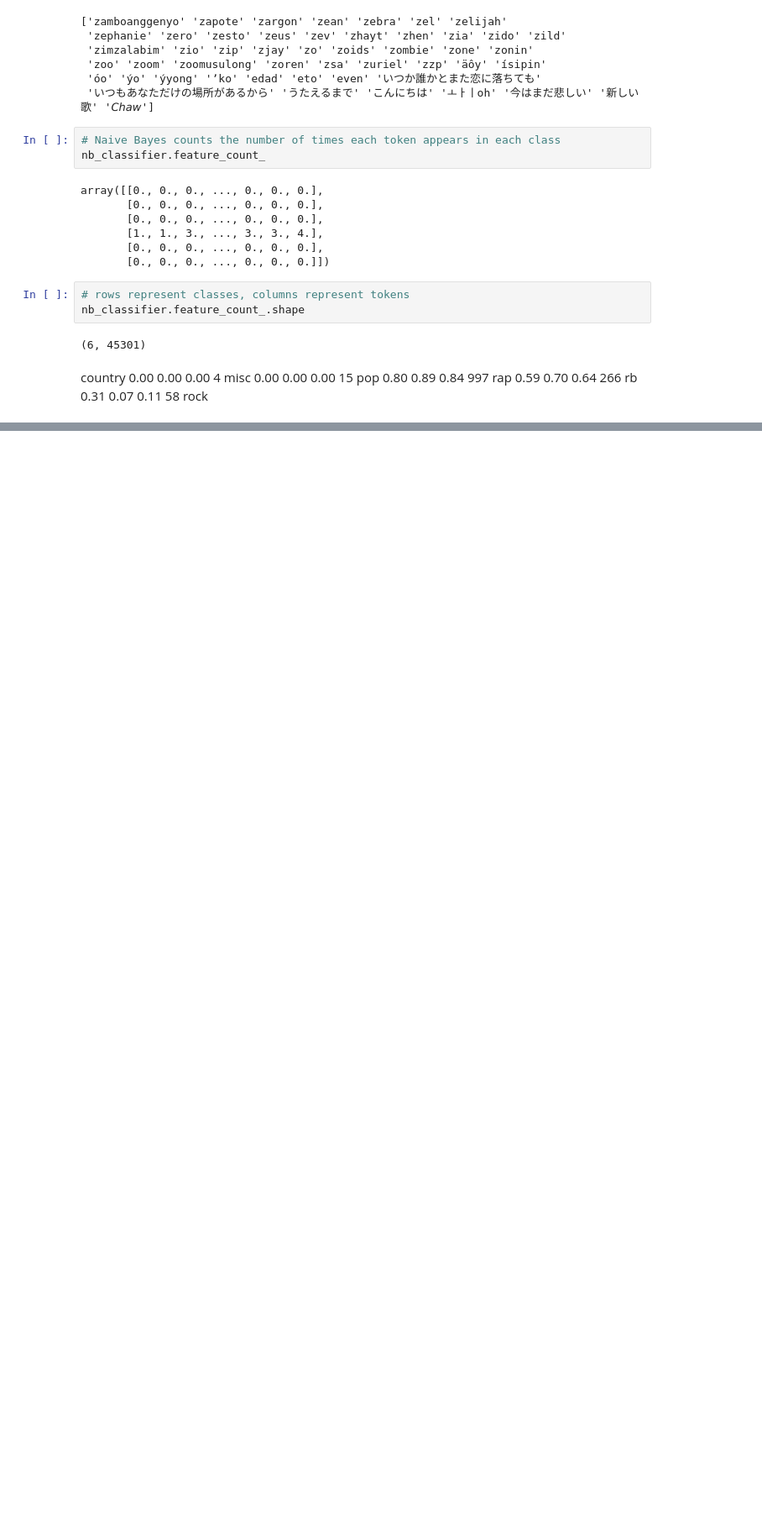
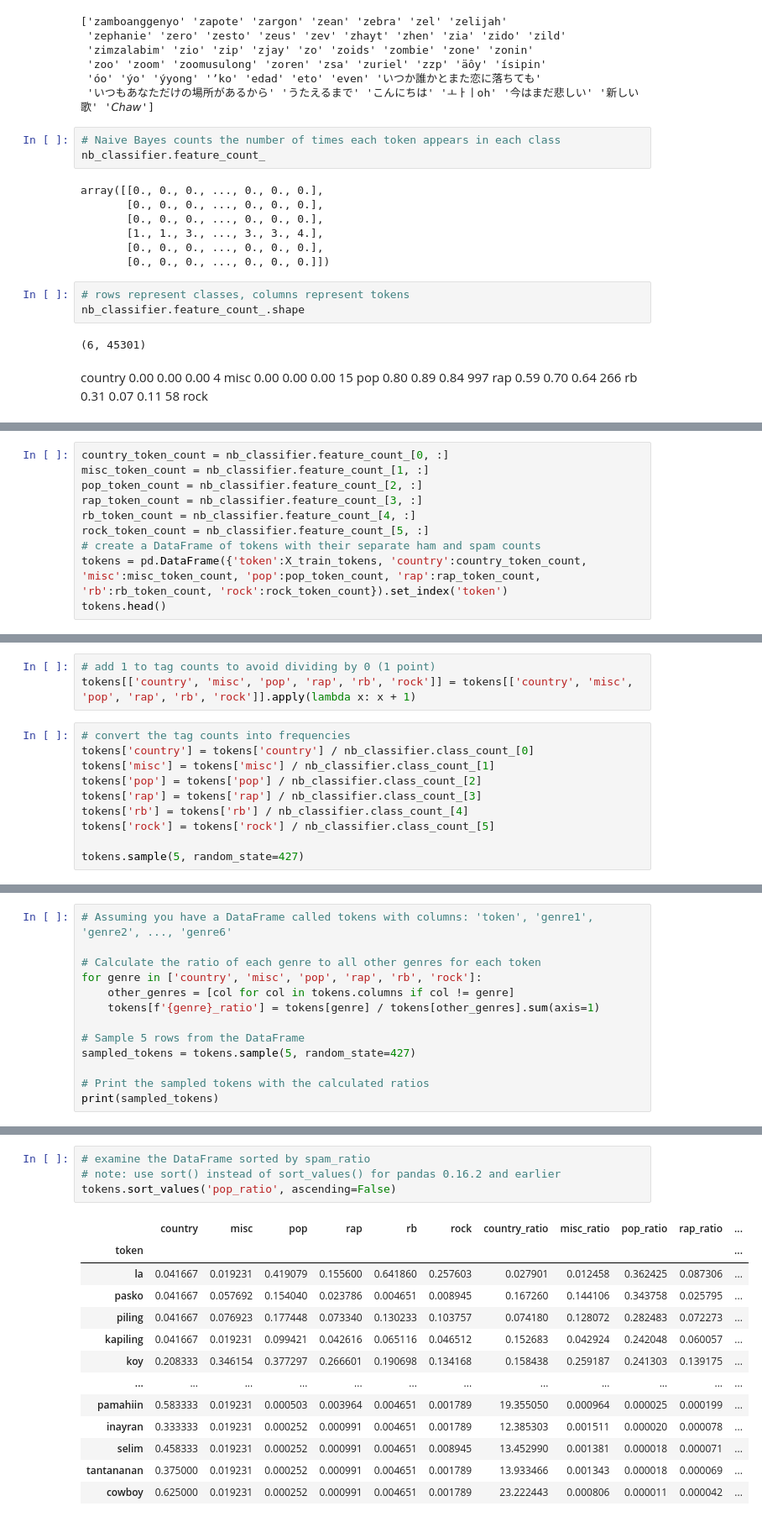
Before and after one commit to gabrielcalubayan72/cs180-23b-genreclassifier, a Jupyter notebook: model.ipynb, the cells around one changed output, grey strips where cells are left out. Shown: that part at 84% size. Drawn from its saved outputs; the diff is of its cells as text; blank space fills up the shorter version.

```diff
--- a/model.ipynb
+++ b/model.ipynb
@@ -257,0 +266,10 @@ country_token_count = nb_classifier.feature_count_[0, :]
+# %%
+country_token_count = nb_classifier.feature_count_[0, :]
+misc_token_count = nb_classifier.feature_count_[1, :]
+pop_token_count = nb_classifier.feature_count_[2, :]
+rap_token_count = nb_classifier.feature_count_[3, :]
+rb_token_count = nb_classifier.feature_count_[4, :]
+rock_token_count = nb_classifier.feature_count_[5, :]
+# create a DataFrame of tokens with their separate ham and spam counts
+tokens = pd.DataFrame({'token':X_train_tokens, 'country':country_token_count, 'misc':misc_token_count, 'pop':pop_token_count, 'rap':rap_token_count, 'rb':rb_token_count, 'rock':rock_token_count}).set_index('token')
+tokens.head()
@@ -257,0 +295,13 @@ country_token_count = nb_classifier.feature_count_[0, :]
+# %%
+# add 1 to tag counts to avoid dividing by 0 (1 point)
+tokens[['country', 'misc', 'pop', 'rap', 'rb', 'rock']] = tokens[['country', 'misc', 'pop', 'rap', 'rb', 'rock']].apply(lambda x: x + 1)
+# %%
+# convert the tag counts into frequencies
+tokens['country'] = tokens['country'] / nb_classifier.class_count_[0]
+tokens['misc'] = tokens['misc'] / nb_classifier.class_count_[1]
+tokens['pop'] = tokens['pop'] / nb_classifier.class_count_[2]
+tokens['rap'] = tokens['rap'] / nb_classifier.class_count_[3]
+tokens['rb'] = tokens['rb'] / nb_classifier.class_count_[4]
+tokens['rock'] = tokens['rock'] / nb_classifier.class_count_[5]
+
+tokens.sample(5, random_state=427)
@@ -257,0 +316,13 @@ country_token_count = nb_classifier.feature_count_[0, :]
+# %%
+# Assuming you have a DataFrame called tokens with columns: 'token', 'genre1', 'genre2', ..., 'genre6'
+
+# Calculate the ratio of each genre to all other genres for each token
+for genre in ['country', 'misc', 'pop', 'rap', 'rb', 'rock']:
+    other_genres = [col for col in tokens.columns if col != genre]
+    tokens[f'{genre}_ratio'] = tokens[genre] / tokens[other_genres].sum(axis=1)
+
+# Sample 5 rows from the DataFrame
+sampled_tokens = tokens.sample(5, random_state=427)
+
+# Print the sampled tokens with the calculated ratios
+print(sampled_tokens)
@@ -257,0 +347,18 @@ country_token_count = nb_classifier.feature_count_[0, :]
+# %%
+# examine the DataFrame sorted by spam_ratio
+# note: use sort() instead of sort_values() for pandas 0.16.2 and earlier
+tokens.sort_values('pop_ratio', ascending=False)
+# %% [output]
+|  | country | misc | pop | rap | rb | rock | country_ratio | misc_ratio | pop_ratio | rap_ratio | ... |
+| token |  |  |  |  |  |  |  |  |  |  | ... |
+| la | 0.041667 | 0.019231 | 0.419079 | 0.155600 | 0.641860 | 0.257603 | 0.027901 | 0.012458 | 0.362425 | 0.087306 | ... |
+| pasko | 0.041667 | 0.057692 | 0.154040 | 0.023786 | 0.004651 | 0.008945 | 0.167260 | 0.144106 | 0.343758 | 0.025795 | ... |
+| piling | 0.041667 | 0.076923 | 0.177448 | 0.073340 | 0.130233 | 0.103757 | 0.074180 | 0.128072 | 0.282483 | 0.072273 | ... |
+| kapiling | 0.041667 | 0.019231 | 0.099421 | 0.042616 | 0.065116 | 0.046512 | 0.152683 | 0.042924 | 0.242048 | 0.060057 | ... |
+| koy | 0.208333 | 0.346154 | 0.377297 | 0.266601 | 0.190698 | 0.134168 | 0.158438 | 0.259187 | 0.241303 | 0.139175 | ... |
+| ... | ... | ... | ... | ... | ... | ... | ... | ... | ... | ... | ... |
+| pamahiin | 0.583333 | 0.019231 | 0.000503 | 0.003964 | 0.004651 | 0.001789 | 19.355050 | 0.000964 | 0.000025 | 0.000199 | ... |
+| inayran | 0.333333 | 0.019231 | 0.000252 | 0.000991 | 0.004651 | 0.001789 | 12.385303 | 0.001511 | 0.000020 | 0.000078 | ... |
+| selim | 0.458333 | 0.019231 | 0.000252 | 0.000991 | 0.004651 | 0.008945 | 13.452990 | 0.001381 | 0.000018 | 0.000071 | ... |
+| tantananan | 0.375000 | 0.019231 | 0.000252 | 0.000991 | 0.004651 | 0.001789 | 13.933466 | 0.001343 | 0.000018 | 0.000069 | ... |
+| cowboy | 0.625000 | 0.019231 | 0.000252 | 0.000991 | 0.004651 | 0.001789 | 23.222443 | 0.000806 | 0.000011 | 0.000042 | ... |
```
Also changed, not shown: parts of 20 cells of this notebook, 1 other file.
